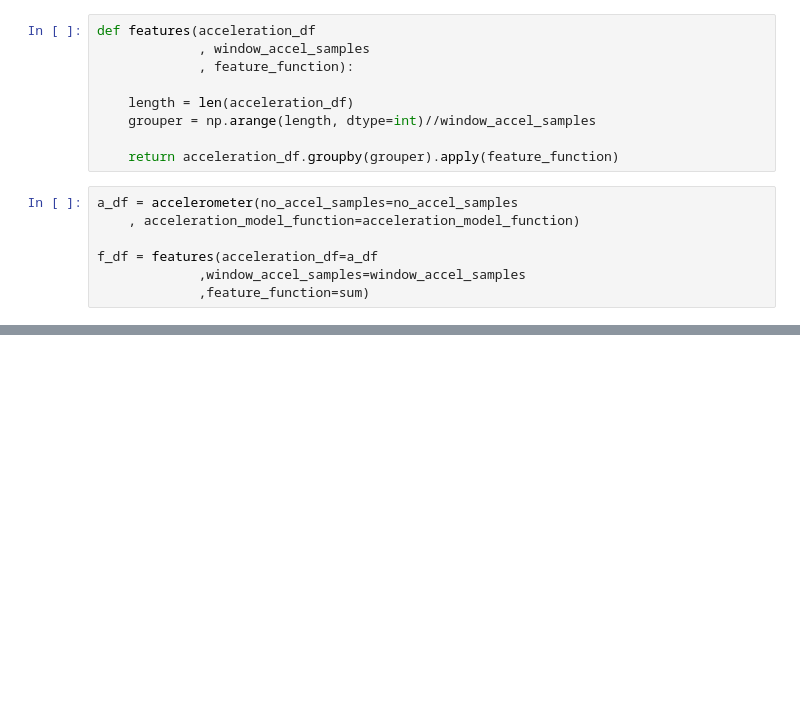
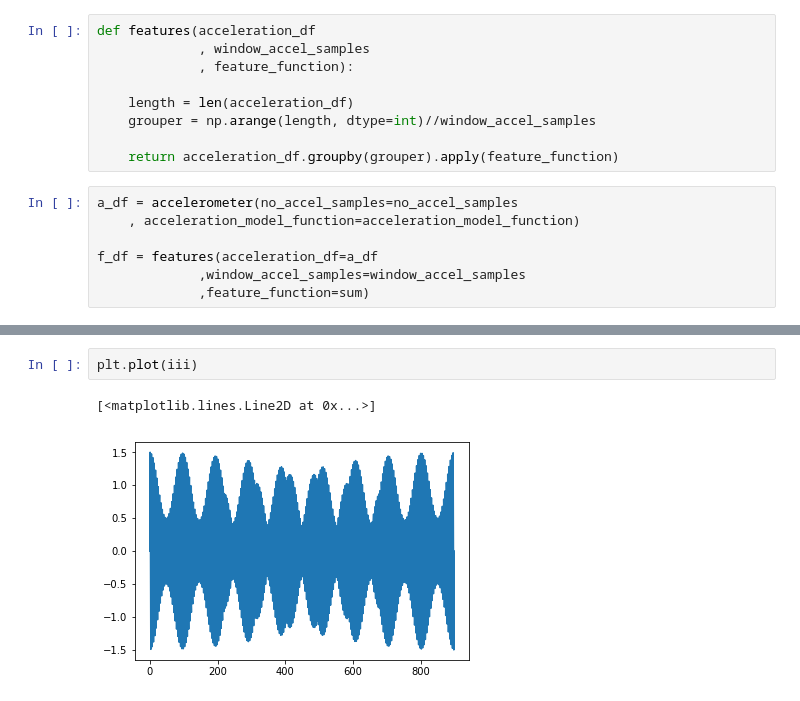
Before and after one commit to douglasmacdonald/python, a Jupyter notebook: notebooks/sim/sim.ipynb, the cells around one changed output, grey strips where cells are left out. Drawn from its saved outputs; the diff is of its cells as text; blank space fills up the shorter version.

```diff
--- a/notebooks/sim/sim.ipynb
+++ b/notebooks/sim/sim.ipynb
@@ -224,0 +328,5 @@ import hmmlearn
+# %%
+plt.plot(iii)
+# %% [output]
+[<matplotlib.lines.Line2D at 0x...>]
+[figure, added]
```
Also changed, not shown: parts of 24 cells of this notebook.
